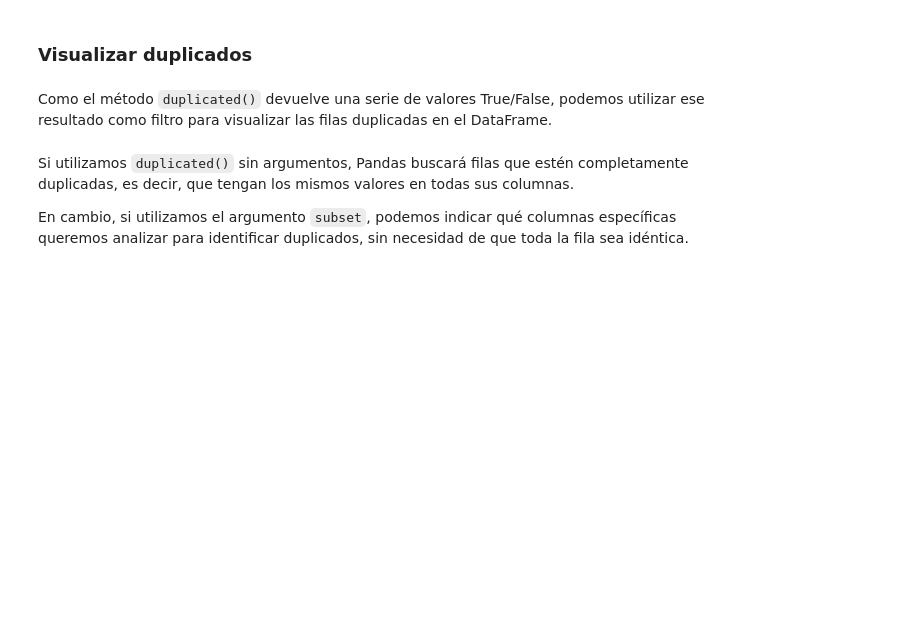
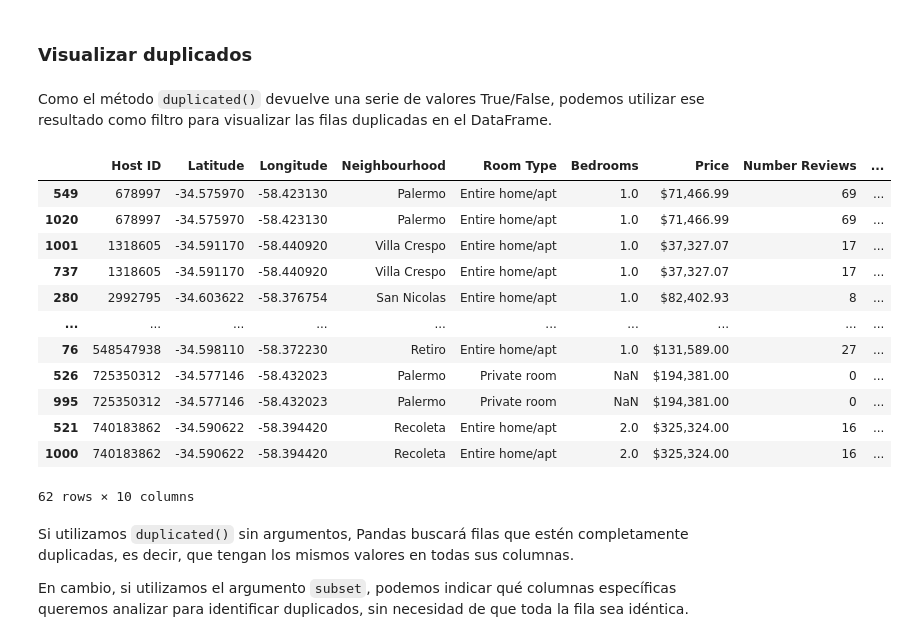
Before and after one commit to UADE-Python-Data-Science/583433_repo_oficial, a Jupyter notebook: Unidad_3/U3_NB2_duplicados_nulos.ipynb, the cells around one changed output. Drawn from its saved outputs; the diff is of its cells as text; code cells hidden in the pictures; blank space fills up the shorter version.

```diff
--- a/Unidad_3/U3_NB2_duplicados_nulos.ipynb
+++ b/Unidad_3/U3_NB2_duplicados_nulos.ipynb
@@ -120,13 +176,27 @@ df.columns
 # %%
 # Veamos cuáles son los registros duplicados
 # df[["Bedrooms", "Price"]]
-df[df.duplicated()]
+# df[df.duplicated()]
 
 # Si querés incluir también la fila original junto con sus duplicados:
-# df[df.duplicated(keep="last")].sort_values(by="Host ID")
+df[df.duplicated(keep=False)].sort_values(by="Host ID")
 
 # Eventualmente se pueden buscar registros duplicados de columnas específicas
 # df[df.duplicated(subset=["Neighbourhood", "Room Type"], keep=False)].sort_values(by="Neighbourhood")
+# %% [output]
+|  | Host ID | Latitude | Longitude | Neighbourhood | Room Type | Bedrooms | Price | Number Reviews | ... |
+| 549 | 678997 | -34.575970 | -58.423130 | Palermo | Entire home/apt | 1.0 | $71,466.99 | 69 | ... |
+| 1020 | 678997 | -34.575970 | -58.423130 | Palermo | Entire home/apt | 1.0 | $71,466.99 | 69 | ... |
+| 1001 | 1318605 | -34.591170 | -58.440920 | Villa Crespo | Entire home/apt | 1.0 | $37,327.07 | 17 | ... |
+| 737 | 1318605 | -34.591170 | -58.440920 | Villa Crespo | Entire home/apt | 1.0 | $37,327.07 | 17 | ... |
+| 280 | 2992795 | -34.603622 | -58.376754 | San Nicolas | Entire home/apt | 1.0 | $82,402.93 | 8 | ... |
+| ... | ... | ... | ... | ... | ... | ... | ... | ... | ... |
+| 76 | 548547938 | -34.598110 | -58.372230 | Retiro | Entire home/apt | 1.0 | $131,589.00 | 27 | ... |
+| 526 | 725350312 | -34.577146 | -58.432023 | Palermo | Private room | NaN | $194,381.00 | 0 | ... |
+| 995 | 725350312 | -34.577146 | -58.432023 | Palermo | Private room | NaN | $194,381.00 | 0 | ... |
+| 521 | 740183862 | -34.590622 | -58.394420 | Recoleta | Entire home/apt | 2.0 | $325,324.00 | 16 | ... |
+| 1000 | 740183862 | -34.590622 | -58.394420 | Recoleta | Entire home/apt | 2.0 | $325,324.00 | 16 | ... |
+62 rows × 10 columns
 # %% [markdown]
 Si utilizamos `duplicated()` sin argumentos, Pandas buscará filas que estén completamente duplicadas, es decir, que tengan los mismos valores en todas sus columnas.
 
```
Also changed, not shown: parts of 22 cells of this notebook, 1 other file.
